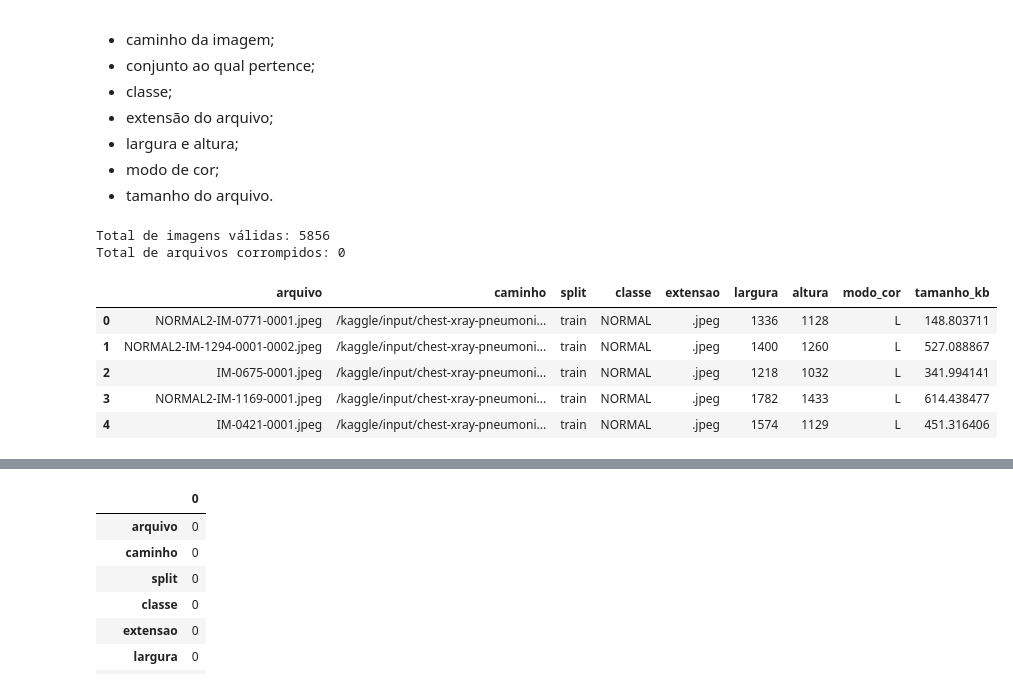
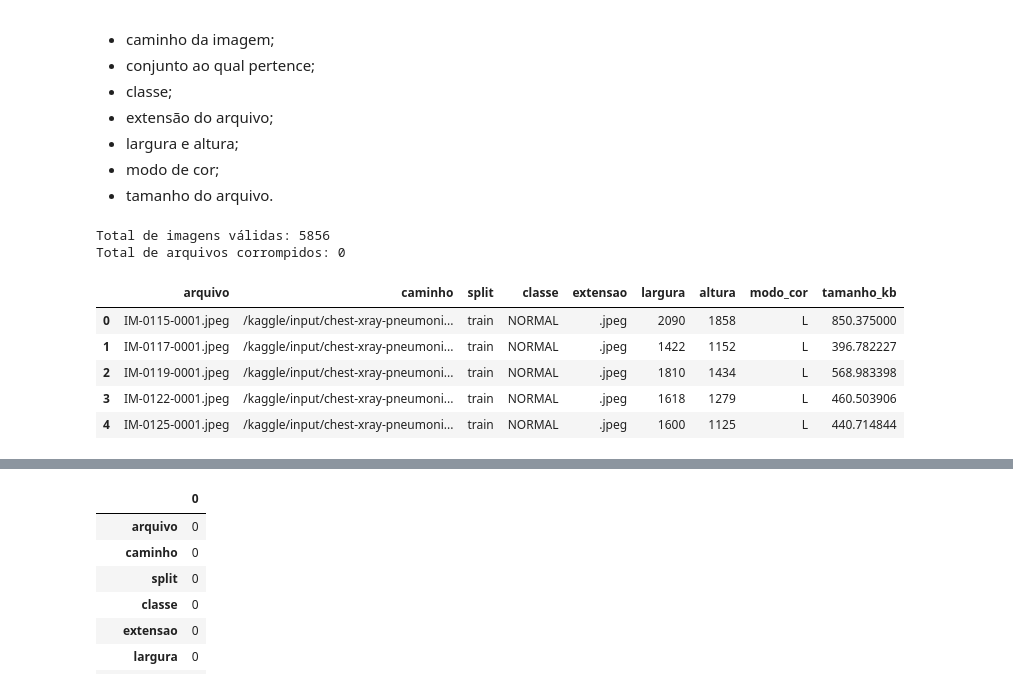
Before and after one commit to ntlcs/fiap-pos-ia-tech-challenge-fase-1-extra-visao-computacional, a Jupyter notebook: 01_Visao_Computacional_Pneumonia.ipynb, the cells around one changed output, grey strips where cells are left out. Saved outputs shown, nothing was run; the diff lists cells and outputs as text; code cells hidden in the pictures.

```diff
--- a/01_Visao_Computacional_Pneumonia.ipynb
+++ b/01_Visao_Computacional_Pneumonia.ipynb
@@ -52,19 +58,26 @@ print(f"Dataset baixado em: {dataset_path}")
 Using Colab cache for faster access to the 'chest-xray-pneumonia' dataset.
 Dataset baixado em: /kaggle/input/chest-xray-pneumonia
 # %%
-pastas_chest_xray = [
+candidatas = [
     pasta
     for pasta in dataset_path.rglob("chest_xray")
     if pasta.is_dir()
 ]
 
-if len(pastas_chest_xray) == 0:
+data_dir = next(
+    (
+        pasta
+        for pasta in candidatas
+        if all((pasta / split).is_dir() for split in ["train", "val", "test"])
+    ),
+    None
+)
+
+if data_dir is None:
     raise FileNotFoundError(
-        "A pasta 'chest_xray' não foi encontrada no dataset."
+        "Não foi encontrada uma pasta 'chest_xray' contendo train, val e test."
     )
 
-data_dir = pastas_chest_xray[0]
-
 print(f"Pasta principal encontrada: {data_dir}")
 # %% [output]
 Pasta principal encontrada: /kaggle/input/chest-xray-pneumonia/chest_xray
@@ -94,0 +84,8 @@ for caminho in sorted(data_dir.rglob("*")):
+# %%
+for split in ["train", "val", "test"]:
+    print(f"📁 {split}")
+
+    for classe in ["NORMAL", "PNEUMONIA"]:
+        pasta_classe = data_dir / split / classe
+        status = "encontrada" if pasta_classe.is_dir() else "ausente"
+        print(f"    📁 {classe}: {status}")
@@ -125,7 +132,7 @@ for split in ["train", "val", "test"]:
             print(f"Pasta não encontrada: {classe_dir}")
             continue
 
-        for arquivo in classe_dir.iterdir():
+        for arquivo in sorted(classe_dir.iterdir()):
             if arquivo.suffix.lower() not in extensoes_validas:
                 continue
 
@@ -137,38 +144,38 @@ for split in ["train", "val", "test"]:
                         "arquivo": arquivo.name,
                         "caminho": str(arquivo),
                         "split": split,
                         "classe": classe,
                         "extensao": arquivo.suffix.lower(),
                         "largura": largura,
                         "altura": altura,
                         "modo_cor": imagem.mode,
                         "tamanho_kb": arquivo.stat().st_size / 1024
                     })
 
             except (
                 UnidentifiedImageError,
                 OSError
             ) as erro:
                 arquivos_corrompidos.append({
                     "arquivo": str(arquivo),
                     "erro": str(erro)
                 })
 
 df_imagens = pd.DataFrame(registros)
 
 print(f"Total de imagens válidas: {len(df_imagens)}")
 print(f"Total de arquivos corrompidos: {len(arquivos_corrompidos)}")
 
 display(df_imagens.head())
 # %% [output]
 Total de imagens válidas: 5856
 Total de arquivos corrompidos: 0
 |  | arquivo | caminho | split | classe | extensao | largura | altura | modo_cor | tamanho_kb |
-| 0 | NORMAL2-IM-0771-0001.jpeg | /kaggle/input/chest-xray-pneumoni... | train | NORMAL | .jpeg | 1336 | 1128 | L | 148.803711 |
-| 1 | NORMAL2-IM-1294-0001-0002.jpeg | /kaggle/input/chest-xray-pneumoni... | train | NORMAL | .jpeg | 1400 | 1260 | L | 527.088867 |
-| 2 | IM-0675-0001.jpeg | /kaggle/input/chest-xray-pneumoni... | train | NORMAL | .jpeg | 1218 | 1032 | L | 341.994141 |
-| 3 | NORMAL2-IM-1169-0001.jpeg | /kaggle/input/chest-xray-pneumoni... | train | NORMAL | .jpeg | 1782 | 1433 | L | 614.438477 |
-| 4 | IM-0421-0001.jpeg | /kaggle/input/chest-xray-pneumoni... | train | NORMAL | .jpeg | 1574 | 1129 | L | 451.316406 |
+| 0 | IM-0115-0001.jpeg | /kaggle/input/chest-xray-pneumoni... | train | NORMAL | .jpeg | 2090 | 1858 | L | 850.375000 |
+| 1 | IM-0117-0001.jpeg | /kaggle/input/chest-xray-pneumoni... | train | NORMAL | .jpeg | 1422 | 1152 | L | 396.782227 |
+| 2 | IM-0119-0001.jpeg | /kaggle/input/chest-xray-pneumoni... | train | NORMAL | .jpeg | 1810 | 1434 | L | 568.983398 |
+| 3 | IM-0122-0001.jpeg | /kaggle/input/chest-xray-pneumoni... | train | NORMAL | .jpeg | 1618 | 1279 | L | 460.503906 |
+| 4 | IM-0125-0001.jpeg | /kaggle/input/chest-xray-pneumoni... | train | NORMAL | .jpeg | 1600 | 1125 | L | 440.714844 |
 # %%
 df_imagens.info()
 # %% [output]
```
Also changed, not shown: parts of 109 cells of this notebook.
